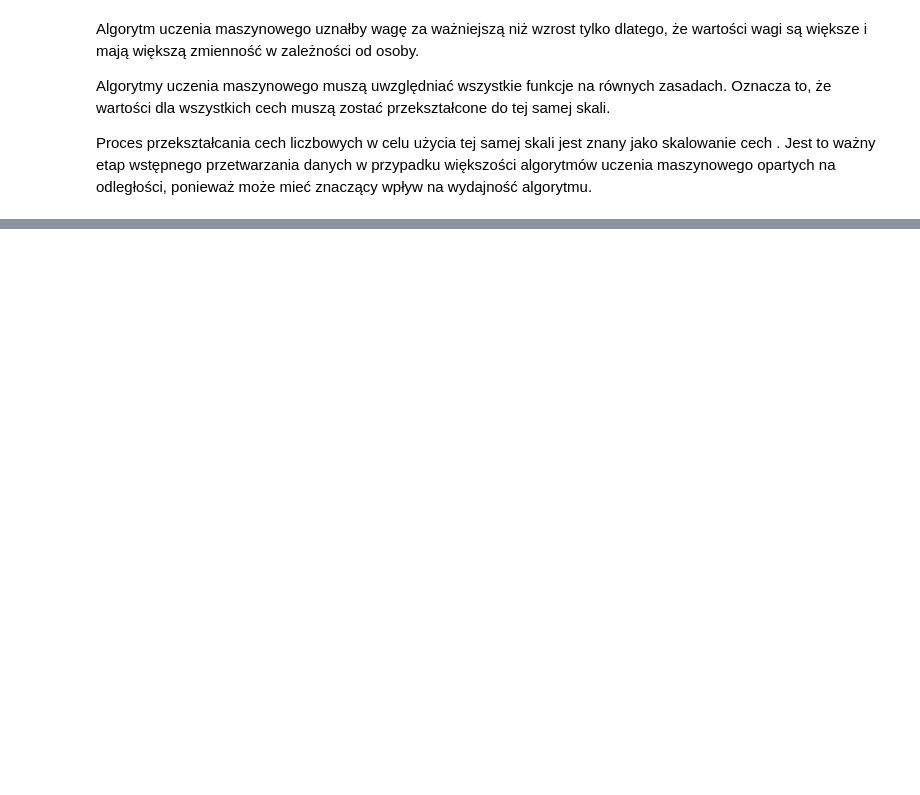
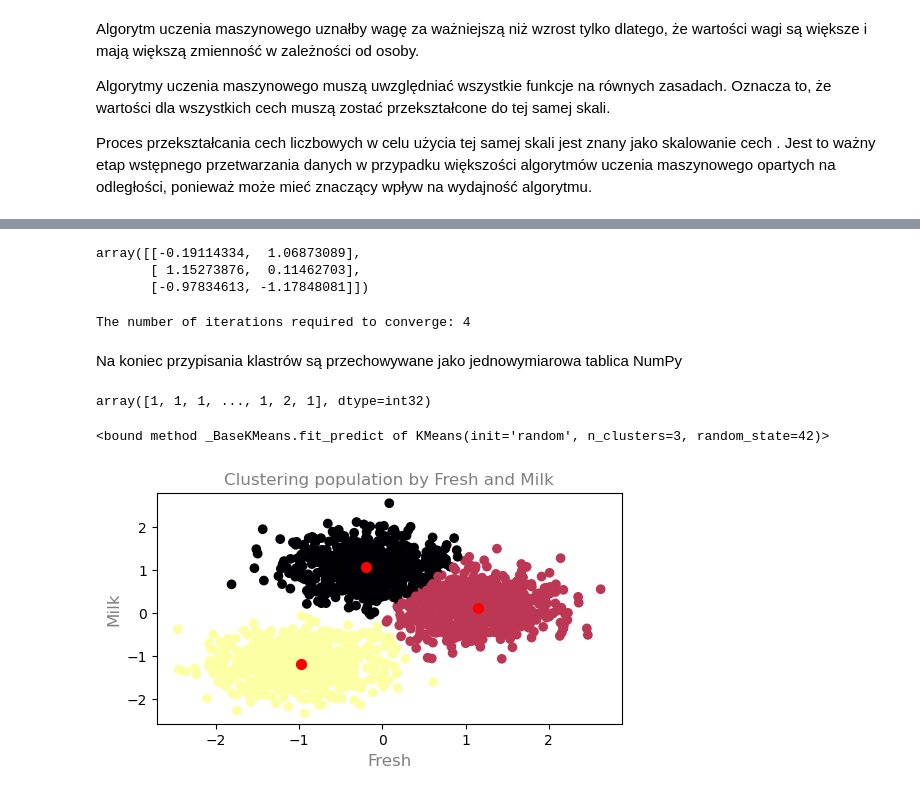
Before and after one commit to wtm695450085/Cluster_analysis, a Jupyter notebook: KLA_1.ipynb, the cells around one changed output, grey strips where cells are left out. Drawn from its saved outputs; the diff is of its cells as text; code cells hidden in the pictures; blank space fills up the shorter version.

```diff
--- a/KLA_1.ipynb
+++ b/KLA_1.ipynb
@@ -40,0 +80,10 @@ scaled_features = scaler.fit_transform(features)
+# %%
+kmeans = KMeans(
+    init="random",
+    n_clusters=3,
+    n_init=10,
+    max_iter=300,
+    random_state=42
+)
+# %%
+kmeans.fit(scaled_features)
@@ -40,0 +102,31 @@ scaled_features = scaler.fit_transform(features)
+# %%
+CEN = kmeans.cluster_centers_
+CEN
+# %% [output]
+array([[-0.19114334,  1.06873089],
+       [ 1.15273876,  0.11462703],
+       [-0.97834613, -1.17848081]])
+# %%
+print("The number of iterations required to converge:",kmeans.n_iter_)
+# %% [output]
+The number of iterations required to converge: 4
+# %% [markdown]
+Na koniec przypisania klastrów są przechowywane jako jednowymiarowa tablica NumPy
+# %%
+kmeans.labels_
+# %% [output]
+array([1, 1, 1, ..., 1, 2, 1], dtype=int32)
+# %%
+kmeans.fit_predict
+# %% [output]
+<bound method _BaseKMeans.fit_predict of KMeans(init='random', n_clusters=3, random_state=42)>
+# %%
+plt.figure(figsize=(6, 3))
+plt.scatter(scaled_features[:,0],scaled_features[:,1], c=kmeans.labels_, cmap='inferno')
+plt.scatter(CEN[:,0],CEN[:,1], marker='.', c='red', s=200)
+plt.title('Clustering population by Fresh and Milk', fontsize=12, alpha=0.5)
+plt.xlabel('Fresh', fontsize=12, alpha=0.5)
+plt.ylabel('Milk', fontsize=12, alpha=0.5)
+plt.show()
+# %% [output]
+[figure, added]
```
Also changed, not shown: parts of 11 cells of this notebook, 2 other files.
